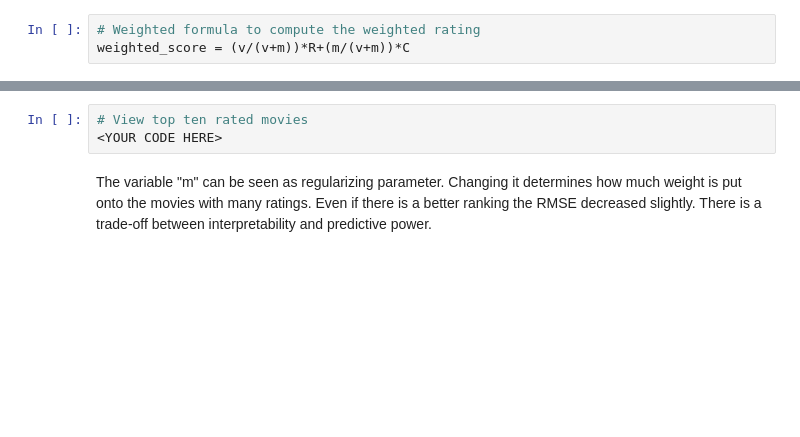
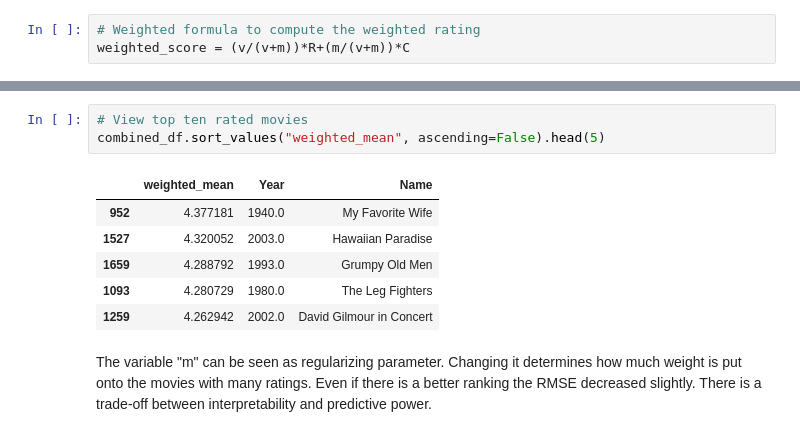
Before and after one commit to dudhatdhavalm/springboard-mini-projects, a Jupyter notebook: mec-17.4.1-recommendation-systems-mini-project/Mini_Project_Recommendation_Systems.ipynb, the cells around one changed output, grey strips where cells are left out. Saved outputs shown, nothing was run; the diff lists cells and outputs as text; blank space fills up the shorter version.

```diff
--- a/mec-17.4.1-recommendation-systems-mini-project/Mini_Project_Recommendation_Systems.ipynb
+++ b/mec-17.4.1-recommendation-systems-mini-project/Mini_Project_Recommendation_Systems.ipynb
@@ -544,6 +617,13 @@ ValueError: Input contains NaN, infinity or a value too large for dtype('float64
 # %%
 # View top ten rated movies
-<YOUR CODE HERE>
+combined_df.sort_values("weighted_mean", ascending=False).head(5)
+# %% [output]
+|  | weighted_mean | Year | Name |
+| 952 | 4.377181 | 1940.0 | My Favorite Wife |
+| 1527 | 4.320052 | 2003.0 | Hawaiian Paradise |
+| 1659 | 4.288792 | 1993.0 | Grumpy Old Men |
+| 1093 | 4.280729 | 1980.0 | The Leg Fighters |
+| 1259 | 4.262942 | 2002.0 | David Gilmour in Concert |
 # %% [markdown]
 The variable "m" can be seen as regularizing parameter. Changing it determines how much weight is put onto the movies with many ratings.
 Even if there is a better ranking the RMSE decreased slightly. There is a trade-off between interpretability and predictive power.
```
Also changed, not shown: parts of 62 cells of this notebook, 1 other file.
